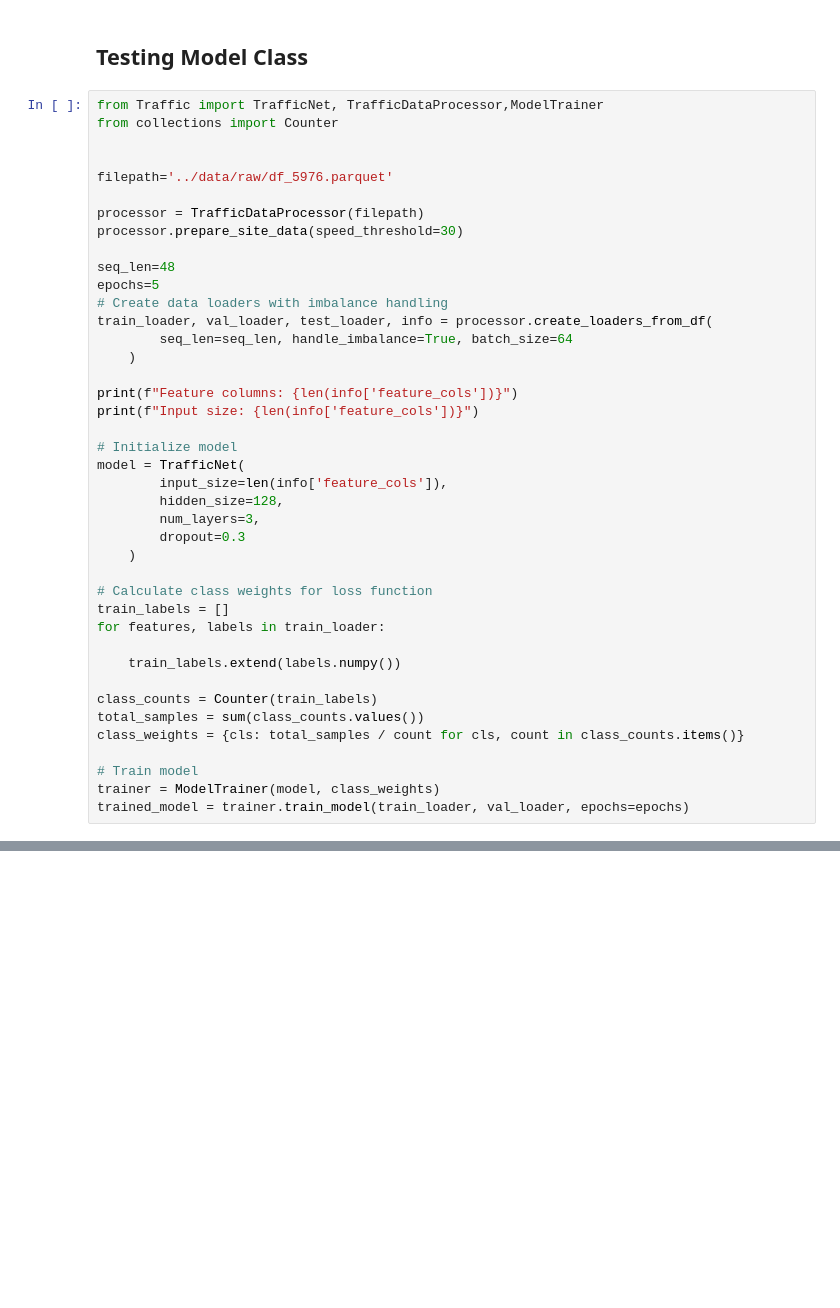
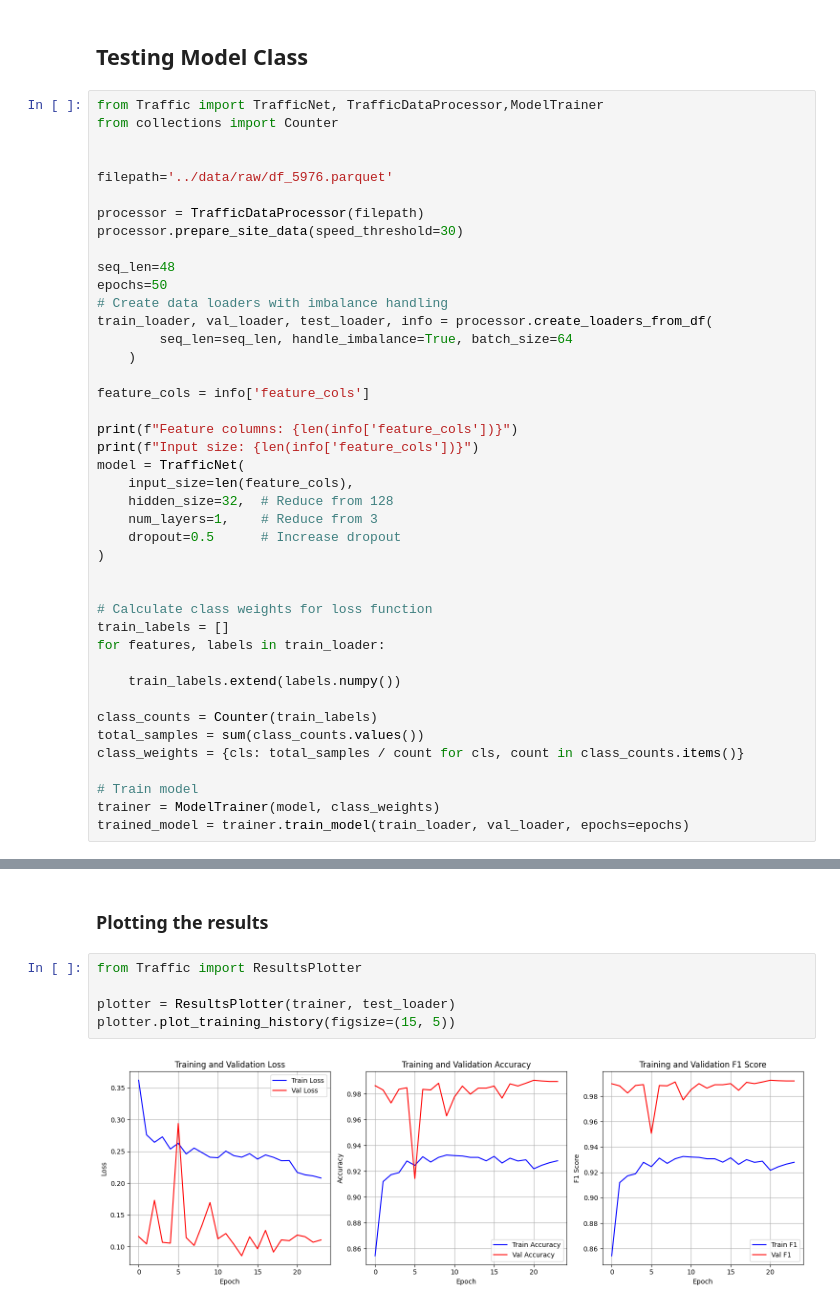
Before and after one commit to ansingh16/RL_signal_control, a Jupyter notebook: notebooks/Data_exploration.ipynb, the cells around one changed output, grey strips where cells are left out. Drawn from its saved outputs; the diff is of its cells as text; blank space fills up the shorter version.

```diff
--- a/notebooks/Data_exploration.ipynb
+++ b/notebooks/Data_exploration.ipynb
@@ -394,22 +394,23 @@ processor = TrafficDataProcessor(filepath)
 processor.prepare_site_data(speed_threshold=30)
 
 seq_len=48
-epochs=5
+epochs=50
 # Create data loaders with imbalance handling
 train_loader, val_loader, test_loader, info = processor.create_loaders_from_df(
         seq_len=seq_len, handle_imbalance=True, batch_size=64
     )
 
+feature_cols = info['feature_cols']
+
 print(f"Feature columns: {len(info['feature_cols'])}")
 print(f"Input size: {len(info['feature_cols'])}")
+model = TrafficNet(
+    input_size=len(feature_cols),
+    hidden_size=32,  # Reduce from 128
+    num_layers=1,    # Reduce from 3
+    dropout=0.5      # Increase dropout
+)
 
-# Initialize model
-model = TrafficNet(
-        input_size=len(info['feature_cols']),
-        hidden_size=128,
-        num_layers=3,
-        dropout=0.3
-    )
 
 # Calculate class weights for loss function
 train_labels = []
@@ -442 +445,10 @@ Epoch 5/5 | Train Loss: 0.2504 | Train Acc: 0.9030 | Train F1: 0.9030 | Val Loss
 Training completed. Best model loaded.
+# %% [markdown]
+### Plotting the results
+# %%
+from Traffic import ResultsPlotter
+
+plotter = ResultsPlotter(trainer, test_loader)
+plotter.plot_training_history(figsize=(15, 5))
+# %% [output]
+[figure, added]
```
Also changed, not shown: parts of 1 cell of this notebook, 3 other files.
